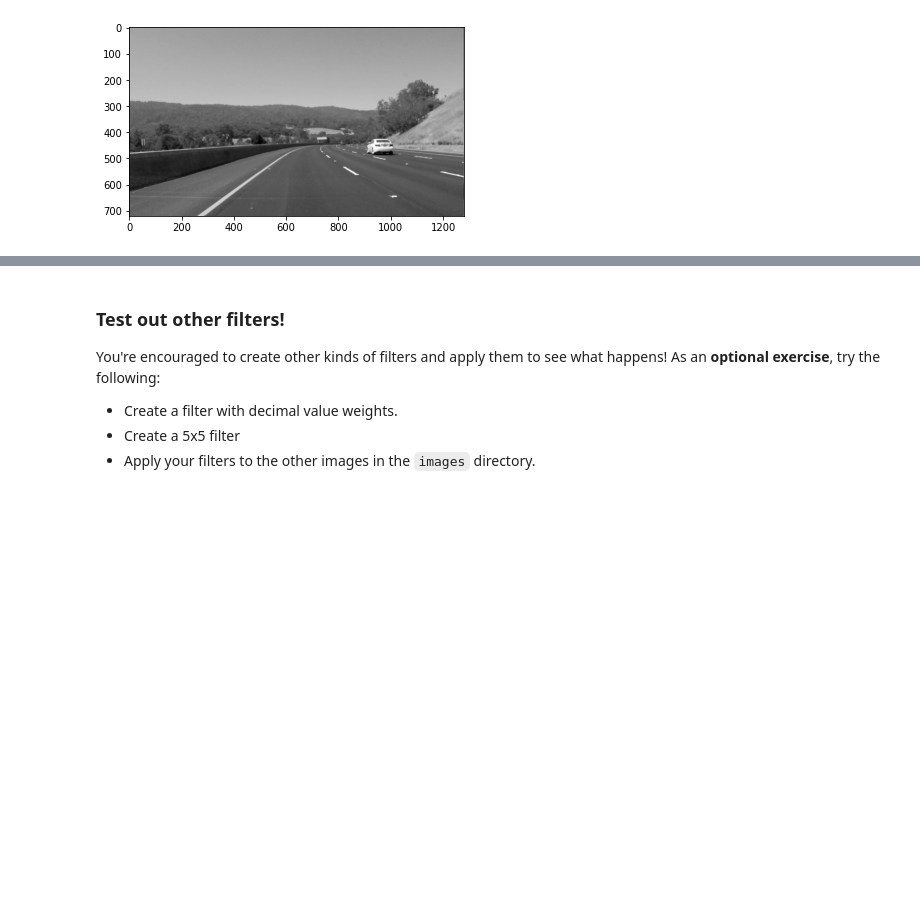
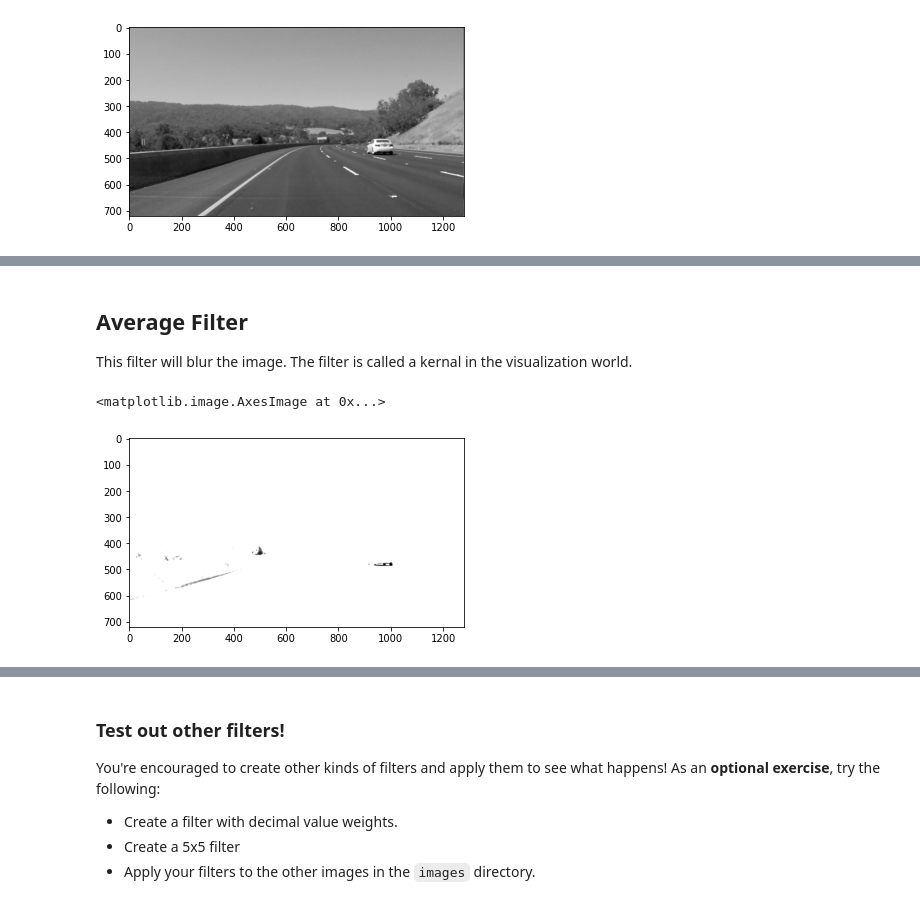
Before and after one commit to acholonu/udacity_deep_learning, a Jupyter notebook: deep-learning-v2-pytorch-master/convolutional-neural-networks/conv-visualization/custom_filters.ipynb, the cells around one changed output, grey strips where cells are left out. Cells and saved outputs as stored; diff of their text form; code cells hidden in the pictures; blank space fills up the shorter version.

```diff
--- a/deep-learning-v2-pytorch-master/convolutional-neural-networks/conv-visualization/custom_filters.ipynb
+++ b/deep-learning-v2-pytorch-master/convolutional-neural-networks/conv-visualization/custom_filters.ipynb
@@ -57,0 +107,16 @@ plt.imshow(filtered_image, cmap='gray')
+# %% [markdown]
+## Average Filter
+
+This filter will blur the image.  The filter is called a kernal in the visualization world.
+# %%
+average = np.array([
+                    [ 1, 1, 1],
+                    [ 1, 1, 1],
+                    [ 1, 1, 1]
+                ])
+
+blurred_image = cv2.filter2D(gray, -1, average)
+plt.imshow(blurred_image, cmap='gray')
+# %% [output]
+<matplotlib.image.AxesImage at 0x...>
+[figure, added]
```
Also changed, not shown: parts of 9 cells of this notebook.
